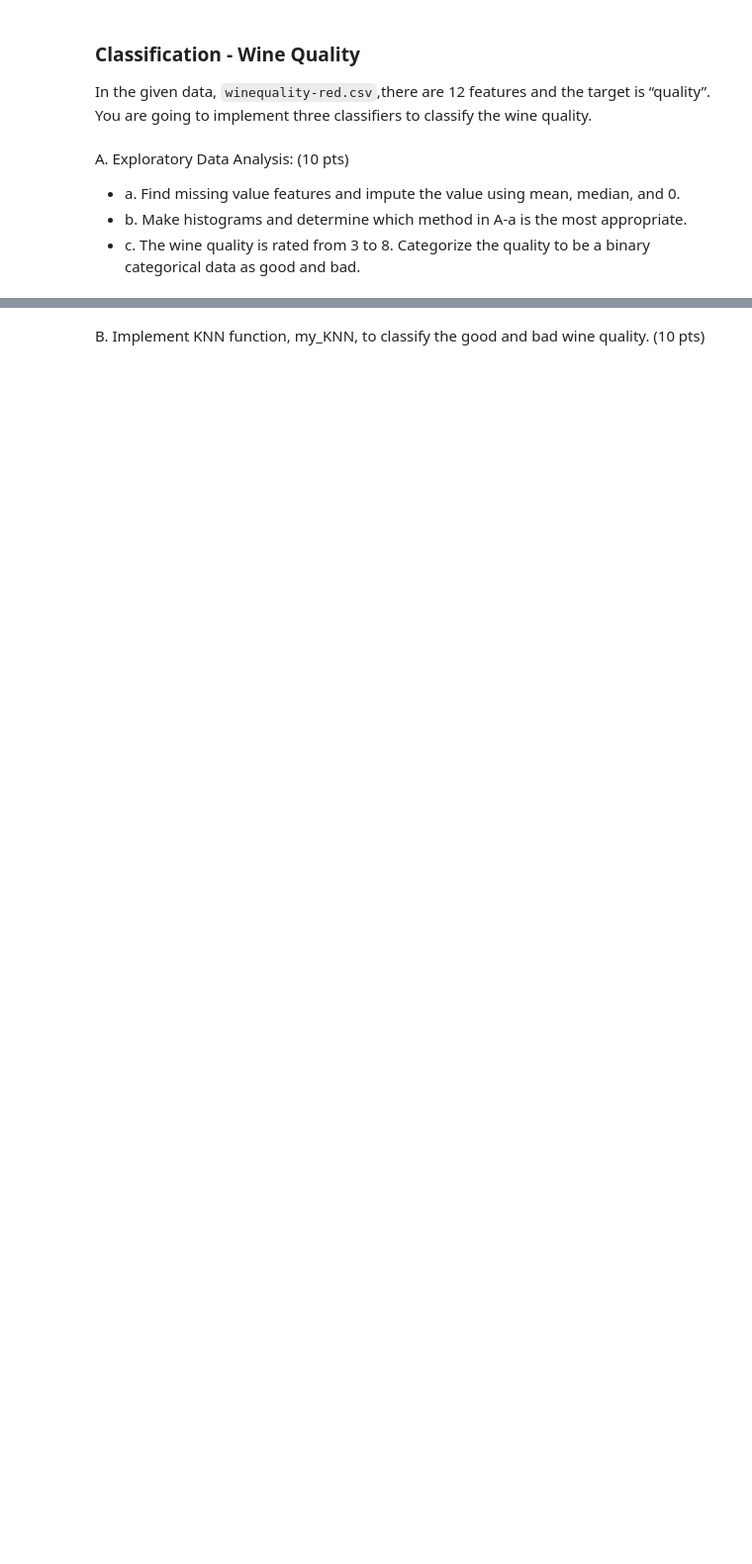
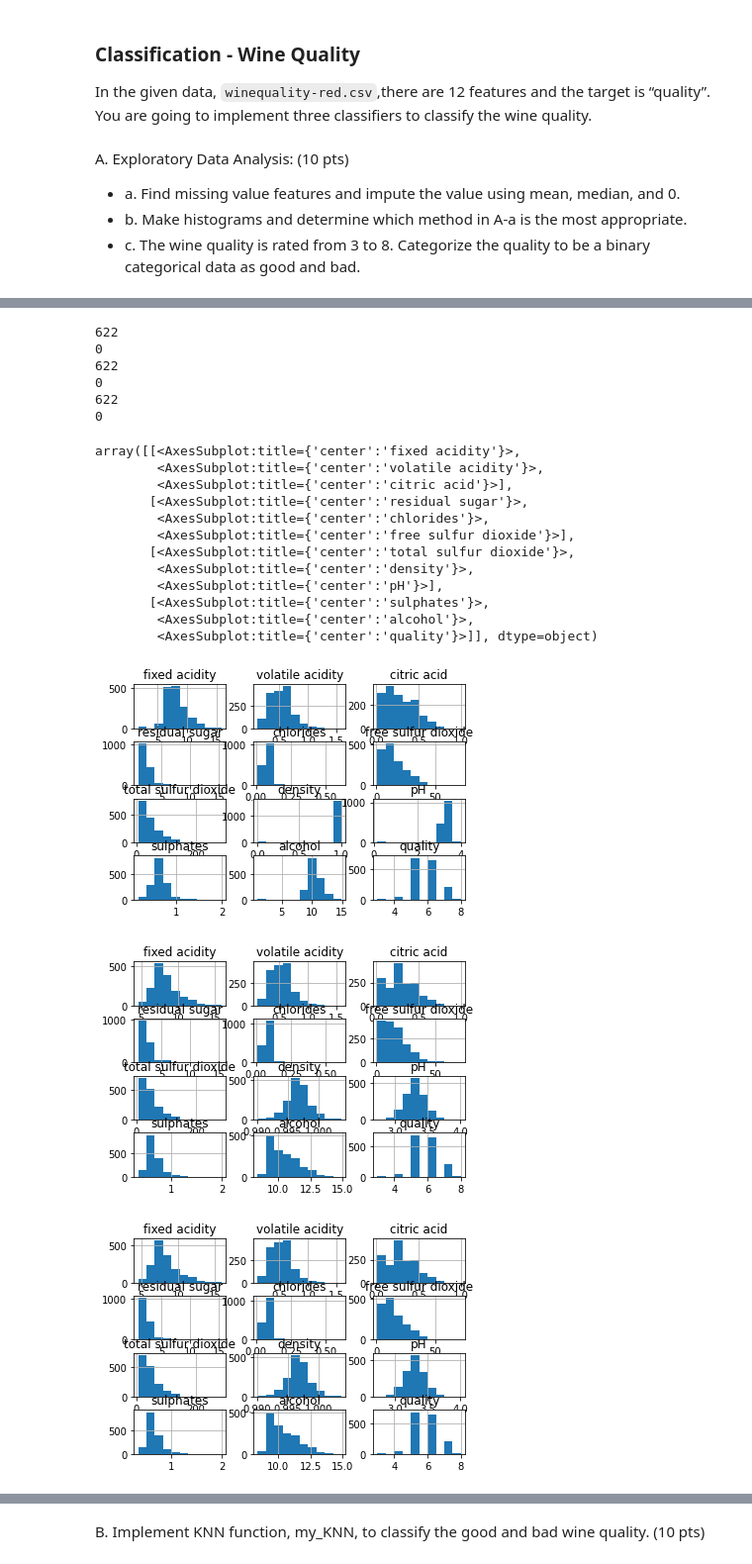
Before and after one commit to Jerrytd579/CS-559, a Jupyter notebook: Project 2/CS559_Project2_SupervisedLearning_Classification.ipynb, the cells around one changed output, grey strips where cells are left out. Shown at 99% size. Cells and saved outputs as stored; diff of their text form; code cells hidden in the pictures; blank space fills up the shorter version.

```diff
--- a/Project 2/CS559_Project2_SupervisedLearning_Classification.ipynb
+++ b/Project 2/CS559_Project2_SupervisedLearning_Classification.ipynb
@@ -73,3 +432,11 @@ A. Exploratory Data Analysis: (10 pts)
 - a. Find missing value features and impute the value using mean, median, and 0.
 - b. Make histograms and determine which method in A-a is the most appropriate.
 - c. The wine quality is rated from 3 to 8. Categorize the quality to be a binary categorical data as good and bad.
+# %%
+import pandas as pd
+import matplotlib.pyplot as plot
+import numpy as np
+import copy
+
+DF = pd.read_csv('winequality-red.csv')
+pd.options.display.max_columns = None
@@ -75,0 +503,51 @@ A. Exploratory Data Analysis: (10 pts)
+# %%
+DF_std = copy.deepcopy(DF)
+DF_mean = copy.deepcopy(DF)
+DF_median = copy.deepcopy(DF)
+# %%
+#print(DF_std['fixed acidity'][0])
+
+# Replaces DF_std null values with the column's respective std's
+print(DF_std.isna().sum().sum())
+for i in DF_std:
+    DF_std[i].fillna(value=DF_std[i].std(), inplace=True)
+print(DF_std.isna().sum().sum())
+
+# Replaces DF_mean null values with the column's respective means
+print(DF_mean.isna().sum().sum())
+for i in DF_mean:
+    DF_mean[i].fillna(value=DF_mean[i].mean(), inplace=True)
+print(DF_mean.isna().sum().sum())
+
+# Replaces DF_median null values with the column's respective medians
+print(DF_median.isna().sum().sum())
+for i in DF_median:
+    DF_median[i].fillna(value=DF_median[i].median(), inplace=True)
+print(DF_median.isna().sum().sum())
+# %% [output]
+622
+0
+622
+0
+622
+0
+# %%
+DF_std.hist()
+DF_mean.hist()
+DF_median.hist()
+# %% [output]
+array([[<AxesSubplot:title={'center':'fixed acidity'}>,
+        <AxesSubplot:title={'center':'volatile acidity'}>,
+        <AxesSubplot:title={'center':'citric acid'}>],
+       [<AxesSubplot:title={'center':'residual sugar'}>,
+        <AxesSubplot:title={'center':'chlorides'}>,
+        <AxesSubplot:title={'center':'free sulfur dioxide'}>],
+       [<AxesSubplot:title={'center':'total sulfur dioxide'}>,
+        <AxesSubplot:title={'center':'density'}>,
+        <AxesSubplot:title={'center':'pH'}>],
+       [<AxesSubplot:title={'center':'sulphates'}>,
+        <AxesSubplot:title={'center':'alcohol'}>,
+        <AxesSubplot:title={'center':'quality'}>]], dtype=object)
+[figure, added]
+[figure, added]
+[figure, added]
```
Also changed, not shown: parts of 32 cells of this notebook, 1 other file.
